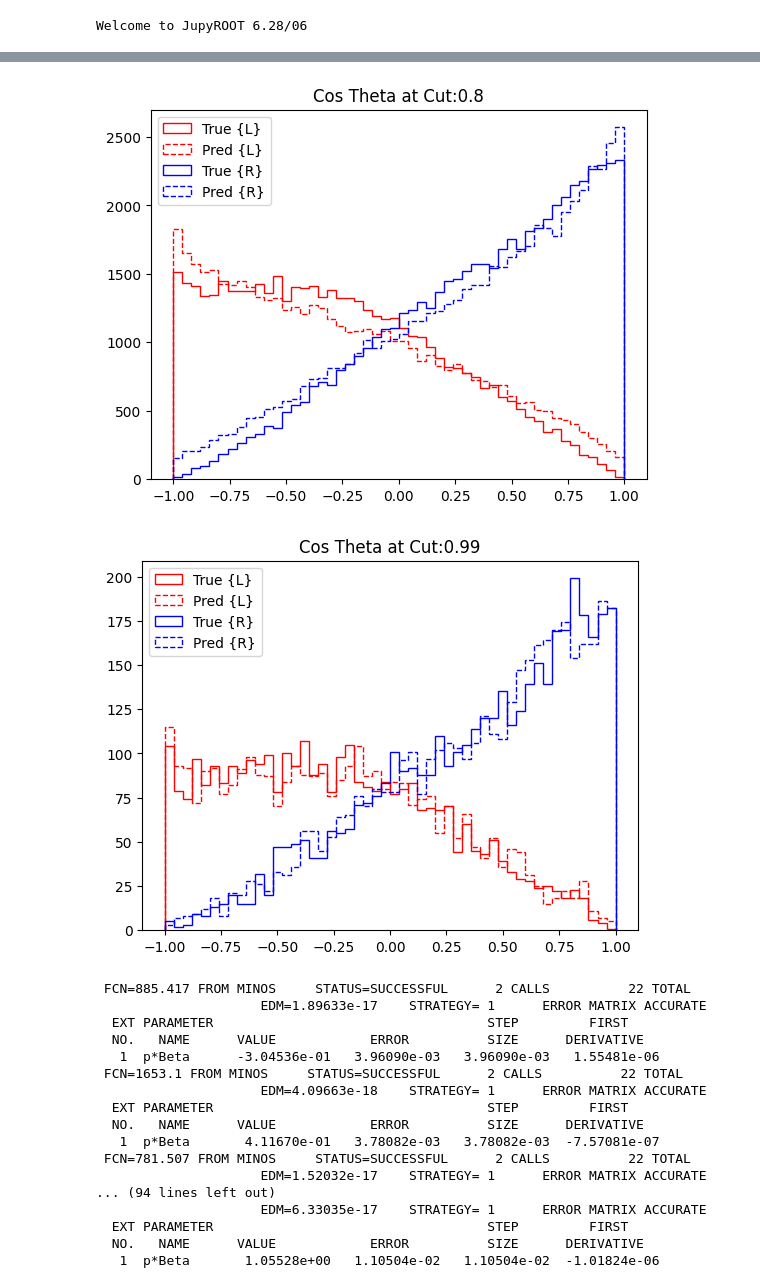
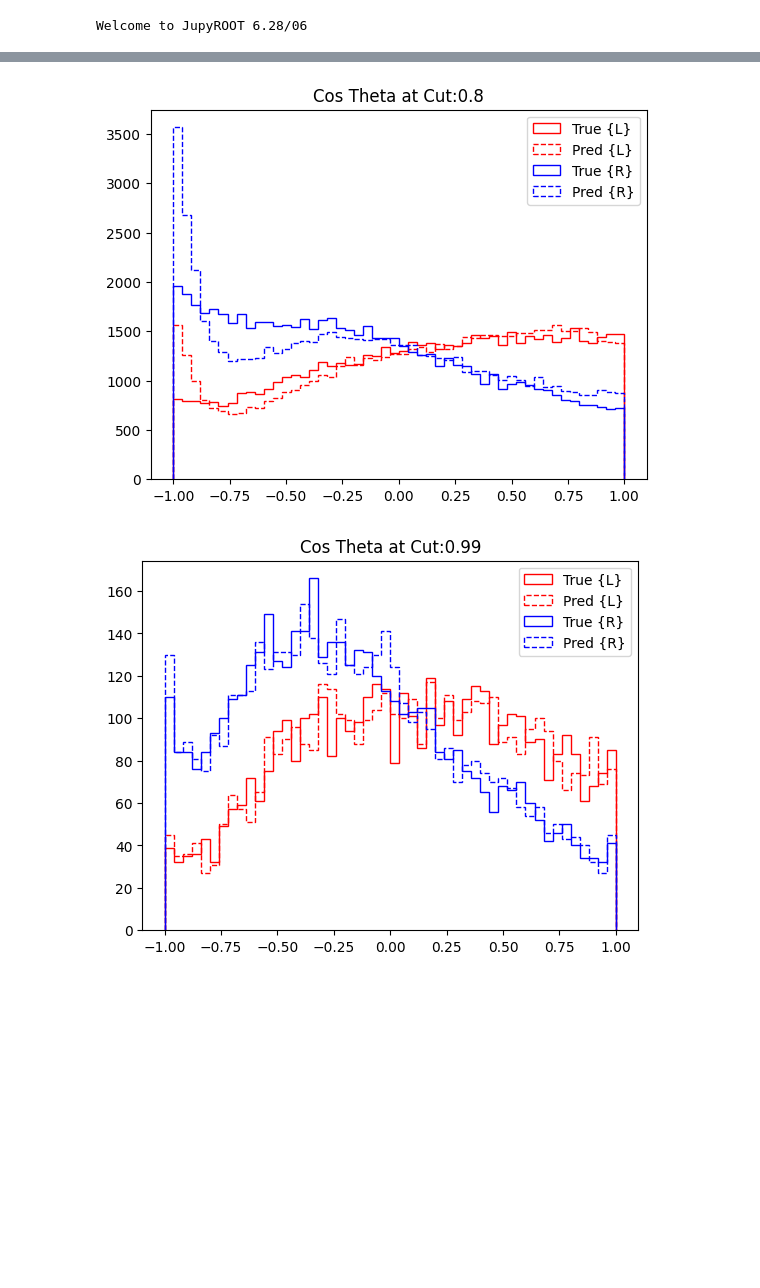
Before and after one commit to LukeV37/Top_Polarimetry, a Jupyter notebook: model/Analysis.ipynb, the cells around one changed output, grey strips where cells are left out. Drawn from its saved outputs; the diff is of its cells as text; code cells hidden in the pictures; blank space fills up the shorter version.

```diff
--- a/model/Analysis.ipynb
+++ b/model/Analysis.ipynb
@@ -127 +126,7 @@ plt.close()
+# %%
+top_cos_similarity_L = true_top_px_L_norm*pred_top_px_L_norm+true_top_py_L_norm*pred_top_py_L_norm+true_top_pz_L_norm*pred_top_pz_L_norm
+top_cos_similarity_R = true_top_px_R_norm*pred_top_px_R_norm+true_top_py_R_norm*pred_top_py_R_norm+true_top_pz_R_norm*pred_top_pz_R_norm
+# %%
+down_cos_similarity_L = true_down_px_L*pred_down_px_L_norm+true_down_py_L*pred_down_py_L_norm+true_down_pz_L*pred_down_pz_L_norm
+down_cos_similarity_R = true_down_px_R*pred_down_px_R_norm+true_down_py_R*pred_down_py_R_norm+true_down_pz_R*pred_down_pz_R_norm
 # %%
@@ -169,13 +176,13 @@ def fit_beta(angles, polarization):
 
     # Initialize Fit Function
     fit = ROOT.TF1("fit", beta_function, -1, 1, 1)
-    fit.SetParameters(0)
+    #fit.SetParameters(0)
     fit.SetParNames("p*Beta")
 
     # Perform Fit
     #hist_angles.Fit(fit)
-    hist_angles.Fit(fit, "e")
-    #hist_angles.Fit(fit, "q")
+    #hist_angles.Fit(fit, "e")
+    hist_angles.Fit(fit, "q")
 
     # Print Results
     fitted_beta = fit.GetParameters()[0]*p
@@ -215,8 +209,8 @@ beta_L = []
 beta_R = []
 
 for cut in cuts:
-    mask_L = cos_similarity_L>cut
-    mask_R = cos_similarity_R>cut
+    mask_L = (down_cos_similarity_L>cut) & (top_cos_similarity_L>cut)
+    mask_R = (down_cos_similarity_R>cut) & (top_cos_similarity_R>cut)
     cos_theta_true_L_cut = true_top_px_L_norm[mask_L]*true_down_px_L[mask_L]+true_top_py_L_norm[mask_L]*true_down_py_L[mask_L]+true_top_pz_L_norm[mask_L]*true_down_pz_L[mask_L]
     cos_theta_pred_L_cut = pred_top_px_L_norm[mask_L]*pred_down_px_L_norm[mask_L]+pred_top_py_L_norm[mask_L]*pred_down_py_L_norm[mask_L]+pred_top_pz_L_norm[mask_L]*pred_down_pz_L_norm[mask_L]
     cos_theta_true_R_cut = true_top_px_R_norm[mask_R]*true_down_px_R[mask_R]+true_top_py_R_norm[mask_R]*true_down_py_R[mask_R]+true_top_pz_R_norm[mask_R]*true_down_pz_R[mask_R]
@@ -245,22 +239,5 @@ for cut in cuts:
-[figure, old version]
+[figure, new version]
-[figure, old version]
+[figure, new version]
- FCN=885.417 FROM MINOS     STATUS=SUCCESSFUL      2 CALLS          22 TOTAL
-                     EDM=1.89633e-17    STRATEGY= 1      ERROR MATRIX ACCURATE
-  EXT PARAMETER                                   STEP         FIRST
-  NO.   NAME      VALUE            ERROR          SIZE      DERIVATIVE
-   1  p*Beta      -3.04536e-01   3.96090e-03   3.96090e-03   1.55481e-06
- FCN=1653.1 FROM MINOS     STATUS=SUCCESSFUL      2 CALLS          22 TOTAL
-                     EDM=4.09663e-18    STRATEGY= 1      ERROR MATRIX ACCURATE
-  EXT PARAMETER                                   STEP         FIRST
-  NO.   NAME      VALUE            ERROR          SIZE      DERIVATIVE
-   1  p*Beta       4.11670e-01   3.78082e-03   3.78082e-03  -7.57081e-07
- FCN=781.507 FROM MINOS     STATUS=SUCCESSFUL      2 CALLS          22 TOTAL
-                     EDM=1.52032e-17    STRATEGY= 1      ERROR MATRIX ACCURATE
-... (94 lines left out)
-                     EDM=6.33035e-17    STRATEGY= 1      ERROR MATRIX ACCURATE
-  EXT PARAMETER                                   STEP         FIRST
-  NO.   NAME      VALUE            ERROR          SIZE      DERIVATIVE
-   1  p*Beta       1.05528e+00   1.10504e-02   1.10504e-02  -1.01824e-06
 # %%
 plt.title("Fitted Beta vs Signal Purity")
 plt.scatter(cuts, beta_L, color='r', label='L')
```
Also changed, not shown: parts of 8 cells of this notebook.
